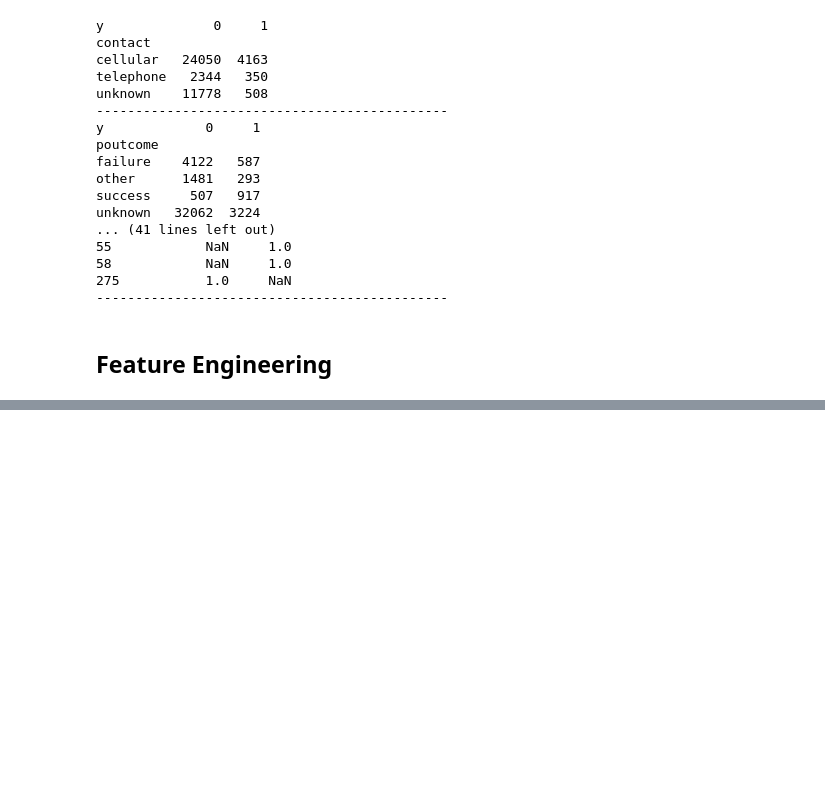
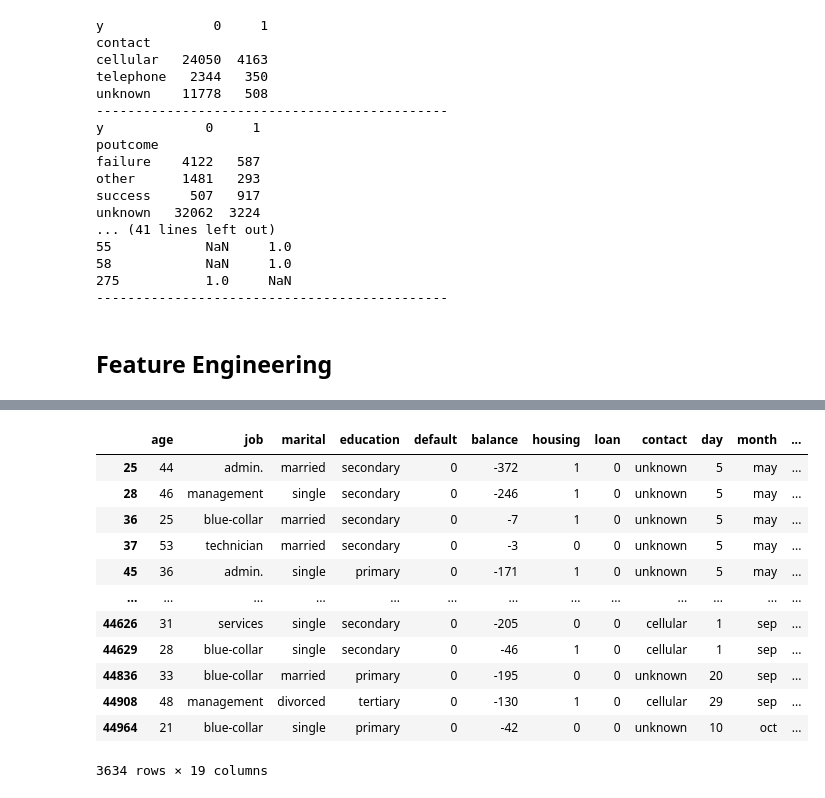
Before and after one commit to jreid94/schulich_data_science, a Jupyter notebook: Data Science 2/Assignments/A1.ipynb, the cells around one changed output, grey strips where cells are left out. Saved outputs shown, nothing was run; the diff lists cells and outputs as text; code cells hidden in the pictures; blank space fills up the shorter version.

```diff
--- a/Data Science 2/Assignments/A1.ipynb
+++ b/Data Science 2/Assignments/A1.ipynb
@@ -407,0 +423,14 @@ unknown   32062  3224
+# %%
+def age_group(age):
+    if age >= 18 and age <= 29:
+        return '18-29'
+    elif age >= 31 and age <= 39:
+        return '31-39'
+    elif age >= 41 and age <= 49:
+        return '41-49'
+    elif age >= 51 and age <= 59:
+        return '51-59'
+    elif age >= 60:
+        return '60+'
+# %%
+train['age_group'] = train.apply(lambda x: age_group(x['age']), axis=1)
@@ -407,0 +439,16 @@ unknown   32062  3224
+# %%
+train[train['balance'] < 0]
+# %% [output]
+|  | age | job | marital | education | default | balance | housing | loan | contact | day | month | ... |
+| 25 | 44 | admin. | married | secondary | 0 | -372 | 1 | 0 | unknown | 5 | may | ... |
+| 28 | 46 | management | single | secondary | 0 | -246 | 1 | 0 | unknown | 5 | may | ... |
+| 36 | 25 | blue-collar | married | secondary | 0 | -7 | 1 | 0 | unknown | 5 | may | ... |
+| 37 | 53 | technician | married | secondary | 0 | -3 | 0 | 0 | unknown | 5 | may | ... |
+| 45 | 36 | admin. | single | primary | 0 | -171 | 1 | 0 | unknown | 5 | may | ... |
+| ... | ... | ... | ... | ... | ... | ... | ... | ... | ... | ... | ... | ... |
+| 44626 | 31 | services | single | secondary | 0 | -205 | 0 | 0 | cellular | 1 | sep | ... |
+| 44629 | 28 | blue-collar | single | secondary | 0 | -46 | 1 | 0 | cellular | 1 | sep | ... |
+| 44836 | 33 | blue-collar | married | primary | 0 | -195 | 0 | 0 | unknown | 20 | sep | ... |
+| 44908 | 48 | management | divorced | tertiary | 0 | -130 | 1 | 0 | cellular | 29 | sep | ... |
+| 44964 | 21 | blue-collar | single | primary | 0 | -42 | 0 | 0 | unknown | 10 | oct | ... |
+3634 rows × 19 columns
```
Also changed, not shown: parts of 33 cells of this notebook.
